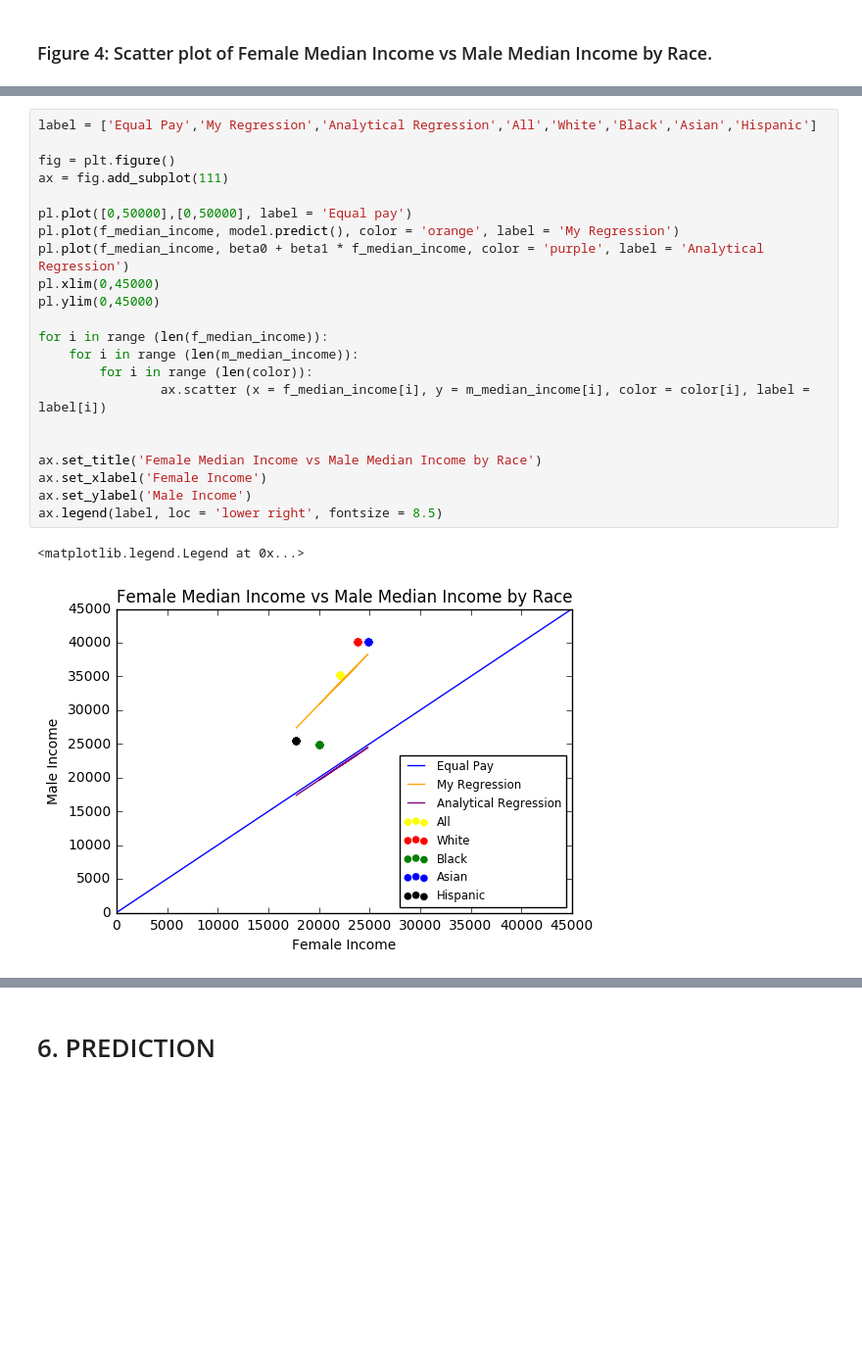
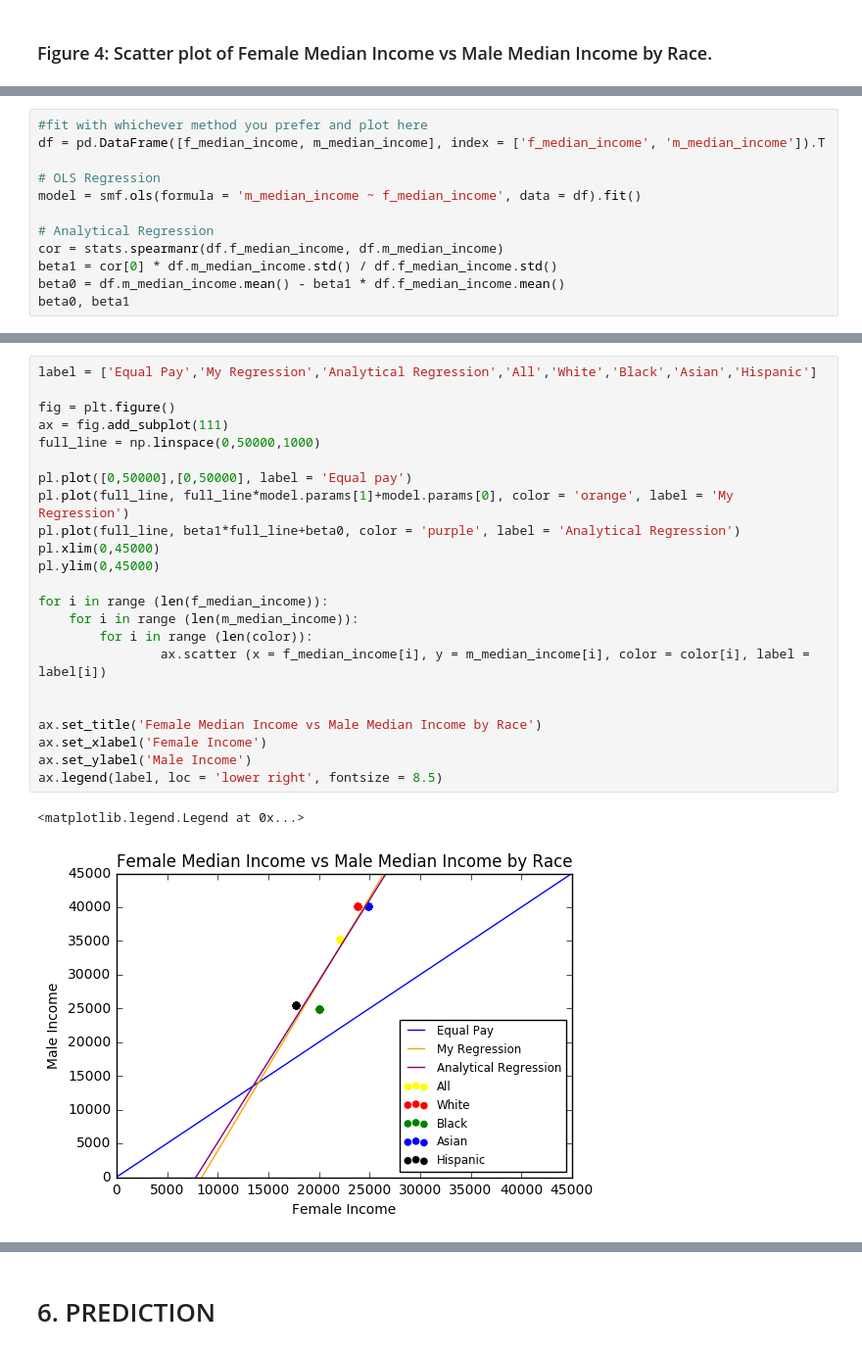
Before and after one commit to tashay/PUI2016_tg1478, a Jupyter notebook: HW5_tg1478/HW5_2_tg1478.ipynb, the cells around one changed output, grey strips where cells are left out. Shown at 98% size. Drawn from its saved outputs; the diff is of its cells as text; blank space fills up the shorter version.

```diff
--- a/HW5_tg1478/HW5_2_tg1478.ipynb
+++ b/HW5_tg1478/HW5_2_tg1478.ipynb
@@ -349,0 +265,12 @@ beta0 = all_males.mean() - beta1 * all_females.mean()
+# %%
+#fit with whichever method you prefer and plot here
+df = pd.DataFrame([f_median_income, m_median_income], index = ['f_median_income', 'm_median_income']).T
+
+# OLS Regression
+model = smf.ols(formula = 'm_median_income ~ f_median_income', data = df).fit()
+
+# Analytical Regression
+cor = stats.spearmanr(df.f_median_income, df.m_median_income)
+beta1 = cor[0] * df.m_median_income.std() / df.f_median_income.std()
+beta0 = df.m_median_income.mean() - beta1 * df.f_median_income.mean()
+beta0, beta1
@@ -352,25 +281,26 @@ beta0 = all_males.mean() - beta1 * all_females.mean()
 # %%
 label = ['Equal Pay','My Regression','Analytical Regression','All','White','Black','Asian','Hispanic']
 
 fig = plt.figure()
 ax = fig.add_subplot(111)
+full_line = np.linspace(0,50000,1000)
 
 pl.plot([0,50000],[0,50000], label = 'Equal pay')
-pl.plot(f_median_income, model.predict(), color = 'orange', label = 'My Regression')
-pl.plot(f_median_income, beta0 + beta1 * f_median_income, color = 'purple', label = 'Analytical Regression')
+pl.plot(full_line, full_line*model.params[1]+model.params[0], color = 'orange', label = 'My Regression')
+pl.plot(full_line, beta1*full_line+beta0, color = 'purple', label = 'Analytical Regression')
 pl.xlim(0,45000)
 pl.ylim(0,45000)
 
 for i in range (len(f_median_income)):
     for i in range (len(m_median_income)):
         for i in range (len(color)):
                 ax.scatter (x = f_median_income[i], y = m_median_income[i], color = color[i], label = label[i])
 
 
 ax.set_title('Female Median Income vs Male Median Income by Race')
 ax.set_xlabel('Female Income')
 ax.set_ylabel('Male Income')
 ax.legend(label, loc = 'lower right', fontsize = 8.5)
 # %% [output]
 <matplotlib.legend.Legend at 0x...>
-[figure, old version]
+[figure, new version]
```
Also changed, not shown: parts of 35 cells of this notebook.
